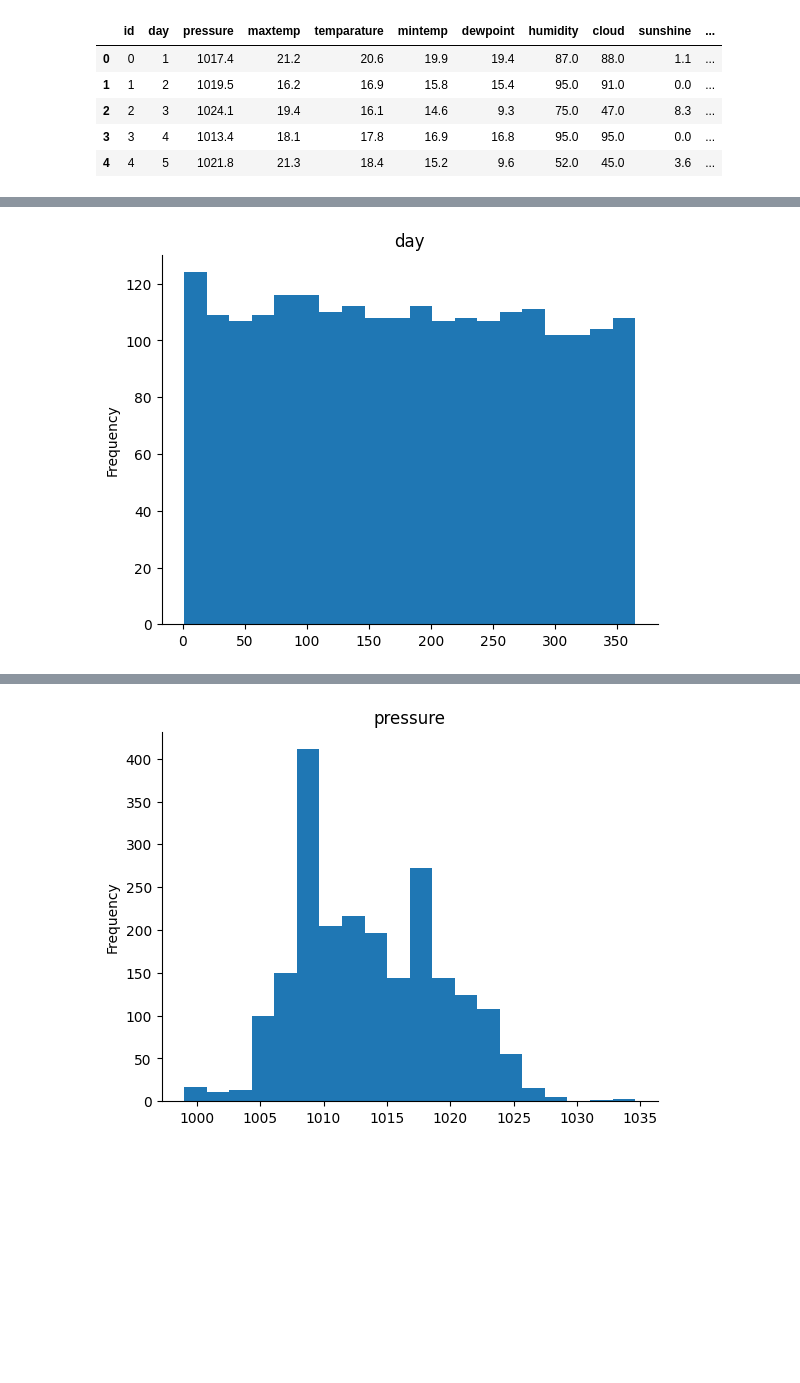
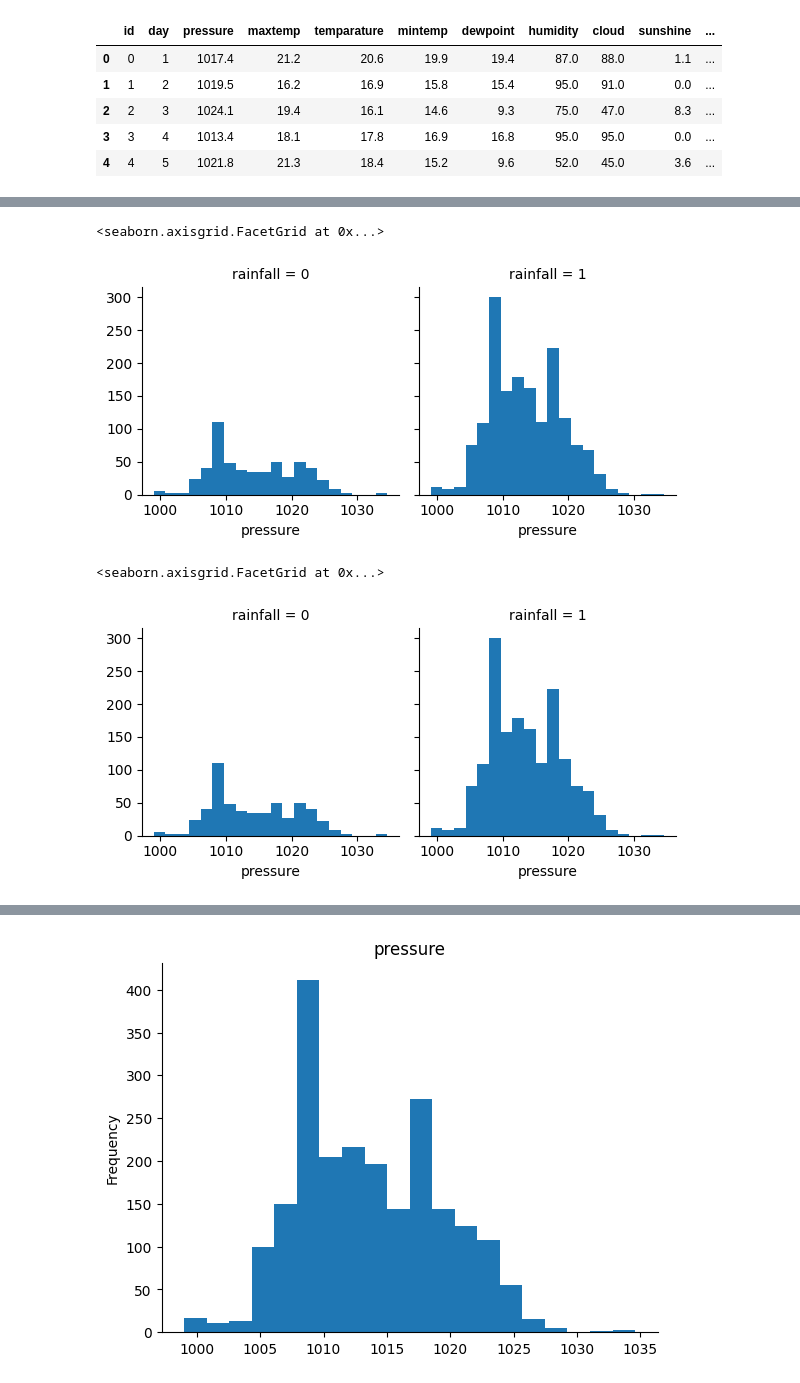
Before and after one commit to aymnblh/Dating_app, a Jupyter notebook: Binary_Prediction_with_a_Rainfall_Dataset.ipynb, the cells around one changed output, grey strips where cells are left out. Cells and saved outputs as stored; diff of their text form; code cells hidden in the pictures; blank space fills up the shorter version.

```diff
--- a/Binary_Prediction_with_a_Rainfall_Dataset.ipynb
+++ b/Binary_Prediction_with_a_Rainfall_Dataset.ipynb
@@ -31,6 +37,12 @@ plt.gca().spines[['top', 'right',]].set_visible(False)
-# %%
-from matplotlib import pyplot as plt
-data['day'].plot(kind='hist', bins=20, title='day')
-plt.gca().spines[['top', 'right',]].set_visible(False)
-# %% [output]
-[figure, removed]
+# %%
+cor=sns.FacetGrid(data,col='rainfall')
+cor.map(plt.hist,'pressure',bins=20)
+# %% [output]
+<seaborn.axisgrid.FacetGrid at 0x...>
+[figure, added]
+# %%
+cor=sns.FacetGrid(data,col='rainfall')
+cor.map(plt.hist,'pressure',bins=20)
+# %% [output]
+<seaborn.axisgrid.FacetGrid at 0x...>
+[figure, added]
```
Also changed, not shown: parts of 9 cells of this notebook.
